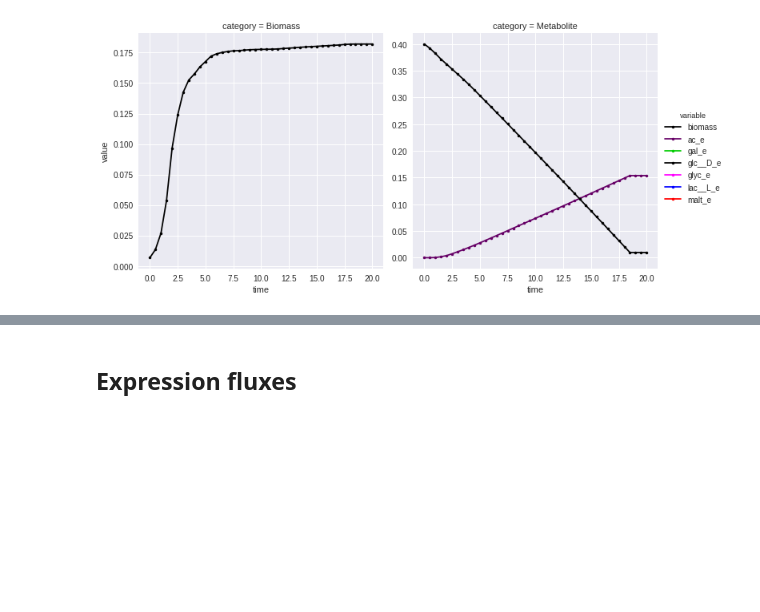
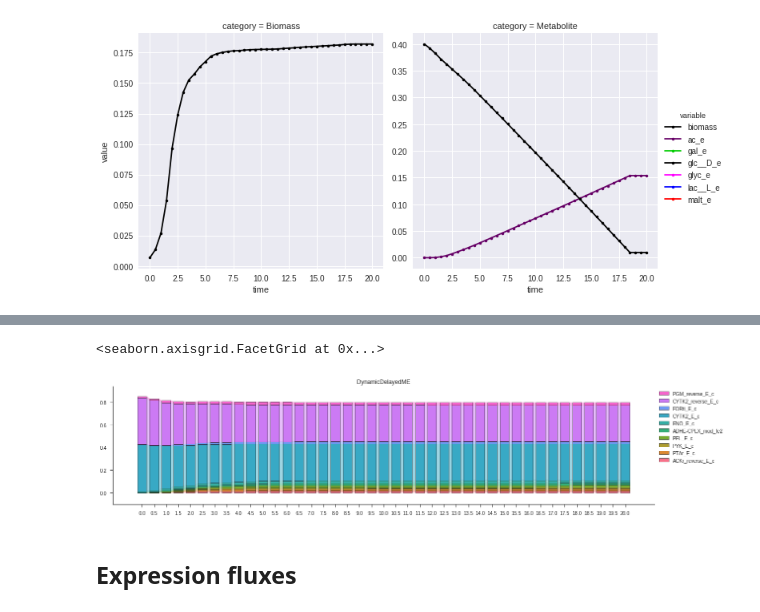
Before and after one commit to SBRG/dynamicme, a Jupyter notebook: notebooks/testing/test_dynamic.ipynb, the cells around one changed output, grey strips where cells are left out. Saved outputs shown, nothing was run; the diff lists cells and outputs as text; code cells hidden in the pictures; blank space fills up the shorter version.

Commit message:
DynamicDelayedME working also for big model

```diff
--- a/notebooks/testing/test_dynamic.ipynb
+++ b/notebooks/testing/test_dynamic.ipynb
@@ -478,0 +495,9 @@ g.add_legend()
+# %%
+df_cplx = pd.DataFrame([{'cplx':k, 'conc':v, 'time':result['time'][i]} for i,r in enumerate(result['complex']) for k,v in r.iteritems()])
+# %%
+times = df_cplx.time.unique()
+for t in times:
+    dfi = df_cplx[ df_cplx.time==t]
+    mtot = dfi.conc.sum()
+    b = (df_cplx.time==t).values
+    df_cplx.loc[b,'molf'] = df_cplx.loc[b,'conc'] / mtot
@@ -479,3 +521,10 @@ g.add_legend()
+# %%
+dsplot_cplx = df_cplx[ df_cplx.cplx.isin(vary_cplxs)]
+dsplot_cplx.loc[:,'group'] = 'DynamicDelayedME'
+stacked_bar('time', 'molf', dsplot_cplx, 'cplx', 'group', aspect=4, size=4, width=0.75)
+# %% [output]
+<seaborn.axisgrid.FacetGrid at 0x...>
+[figure, added]
 # %% [markdown]
 ## Expression fluxes
 # %% [markdown]
```
Also changed, not shown: parts of 13 cells of this notebook, 1 other file.
